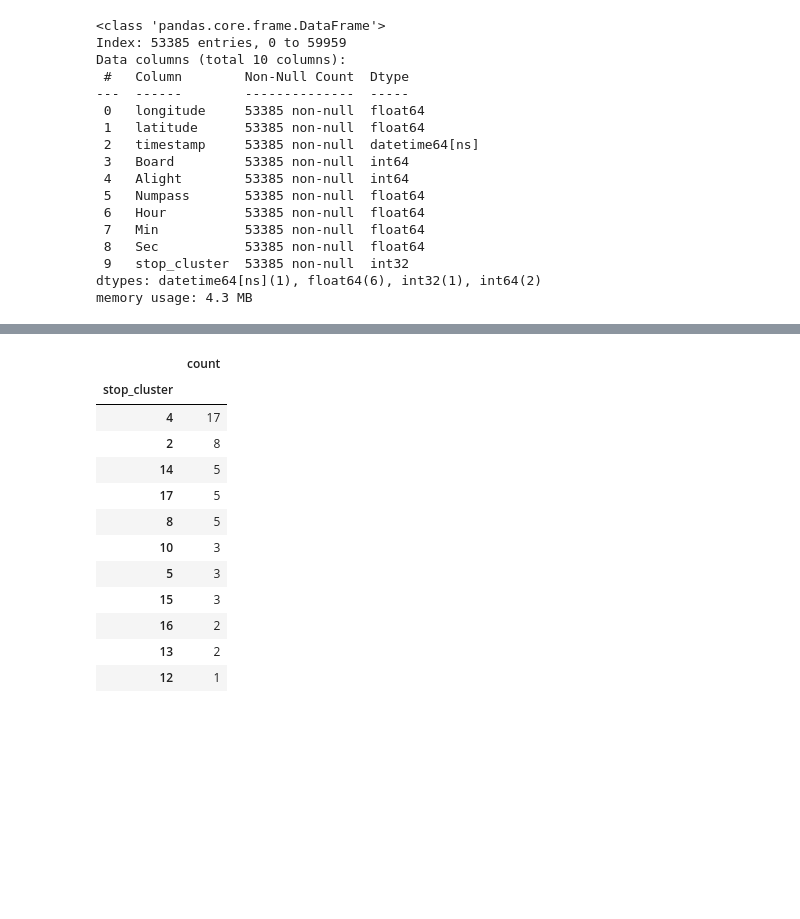
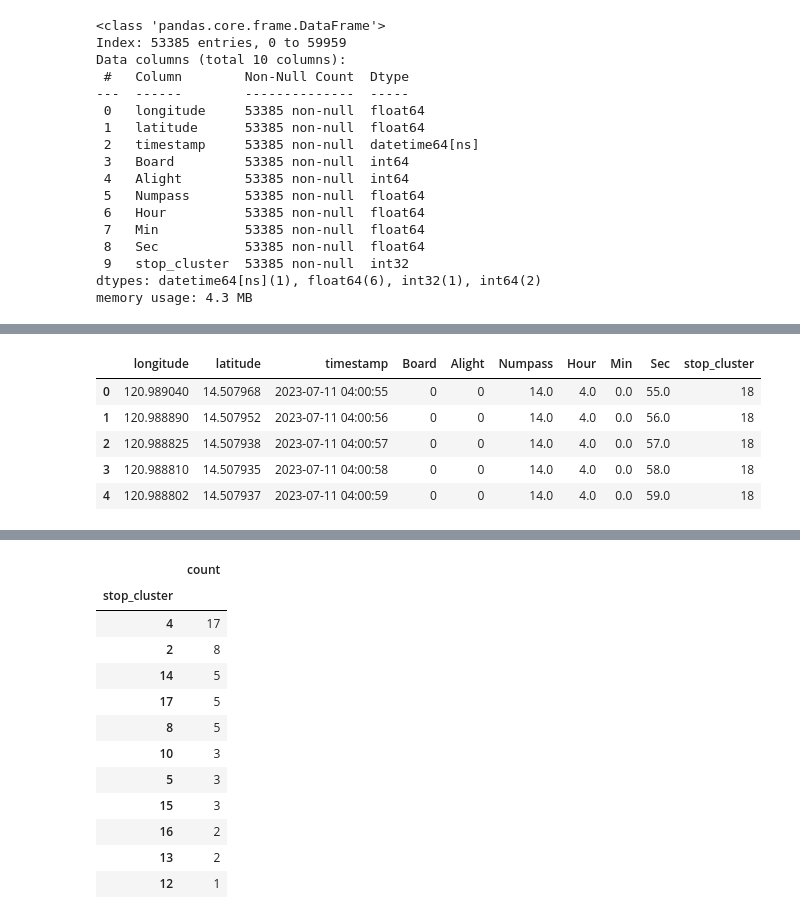
Before and after one commit to machiwao/pjdsc-optima-prime-sakayan-express, a Jupyter notebook: SakayanExpress_DemandMapping_unstable.ipynb, the cells around one changed output, grey strips where cells are left out. Cells and saved outputs as stored; diff of their text form; code cells hidden in the pictures; blank space fills up the shorter version.

```diff
--- a/SakayanExpress_DemandMapping_unstable.ipynb
+++ b/SakayanExpress_DemandMapping_unstable.ipynb
@@ -327,0 +368,9 @@ memory usage: 4.3 MB
+# %%
+df.head()
+# %% [output]
+|  | longitude | latitude | timestamp | Board | Alight | Numpass | Hour | Min | Sec | stop_cluster |
+| 0 | 120.989040 | 14.507968 | 2023-07-11 04:00:55 | 0 | 0 | 14.0 | 4.0 | 0.0 | 55.0 | 18 |
+| 1 | 120.988890 | 14.507952 | 2023-07-11 04:00:56 | 0 | 0 | 14.0 | 4.0 | 0.0 | 56.0 | 18 |
+| 2 | 120.988825 | 14.507938 | 2023-07-11 04:00:57 | 0 | 0 | 14.0 | 4.0 | 0.0 | 57.0 | 18 |
+| 3 | 120.988810 | 14.507935 | 2023-07-11 04:00:58 | 0 | 0 | 14.0 | 4.0 | 0.0 | 58.0 | 18 |
+| 4 | 120.988802 | 14.507937 | 2023-07-11 04:00:59 | 0 | 0 | 14.0 | 4.0 | 0.0 | 59.0 | 18 |
```
Also changed, not shown: parts of 21 cells of this notebook.
